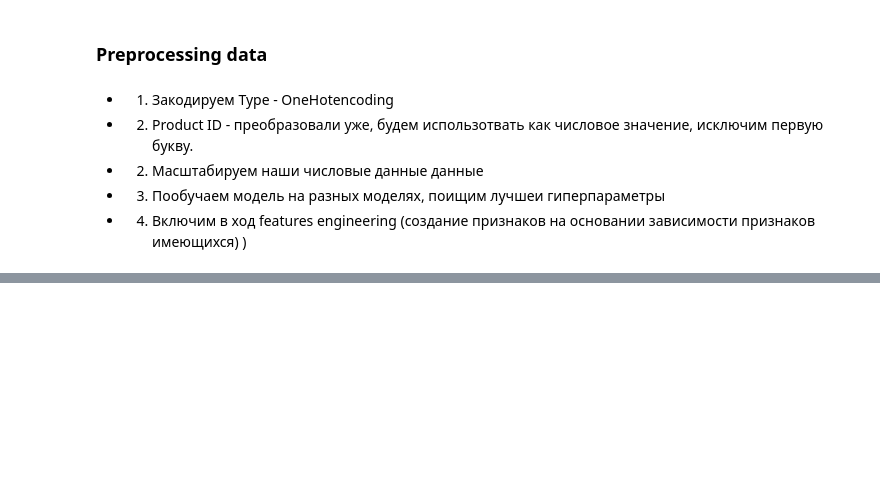
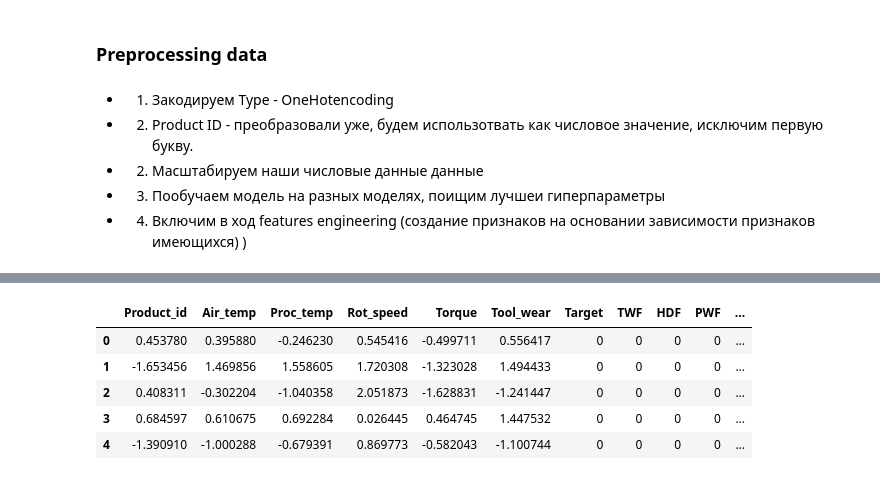
Before and after one commit to ValentinPatrakeev/Equipments-Failures, a Jupyter notebook: Equipments-Failures.ipynb, the cells around one changed output, grey strips where cells are left out. Cells and saved outputs as stored; diff of their text form; code cells hidden in the pictures; blank space fills up the shorter version.

```diff
--- a/Equipments-Failures.ipynb
+++ b/Equipments-Failures.ipynb
@@ -266,0 +276,9 @@ print(f"Общий дисбаланс классов {round((data[data['Machine
+# %%
+df.head()
+# %% [output]
+|  | Product_id | Air_temp | Proc_temp | Rot_speed | Torque | Tool_wear | Target | TWF | HDF | PWF | ... |
+| 0 | 0.453780 | 0.395880 | -0.246230 | 0.545416 | -0.499711 | 0.556417 | 0 | 0 | 0 | 0 | ... |
+| 1 | -1.653456 | 1.469856 | 1.558605 | 1.720308 | -1.323028 | 1.494433 | 0 | 0 | 0 | 0 | ... |
+| 2 | 0.408311 | -0.302204 | -1.040358 | 2.051873 | -1.628831 | -1.241447 | 0 | 0 | 0 | 0 | ... |
+| 3 | 0.684597 | 0.610675 | 0.692284 | 0.026445 | 0.464745 | 1.447532 | 0 | 0 | 0 | 0 | ... |
+| 4 | -1.390910 | -1.000288 | -0.679391 | 0.869773 | -0.582043 | -1.100744 | 0 | 0 | 0 | 0 | ... |
```
Also changed, not shown: parts of 13 cells of this notebook.
